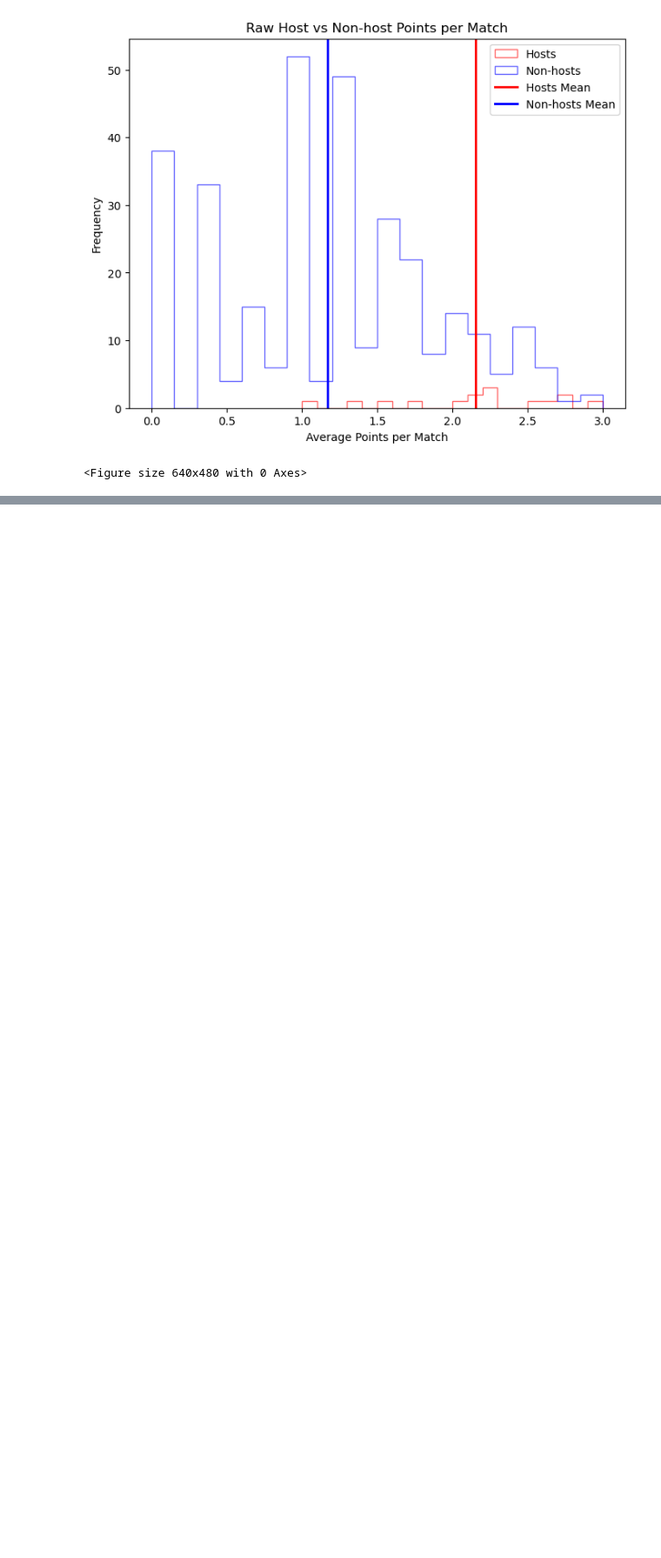
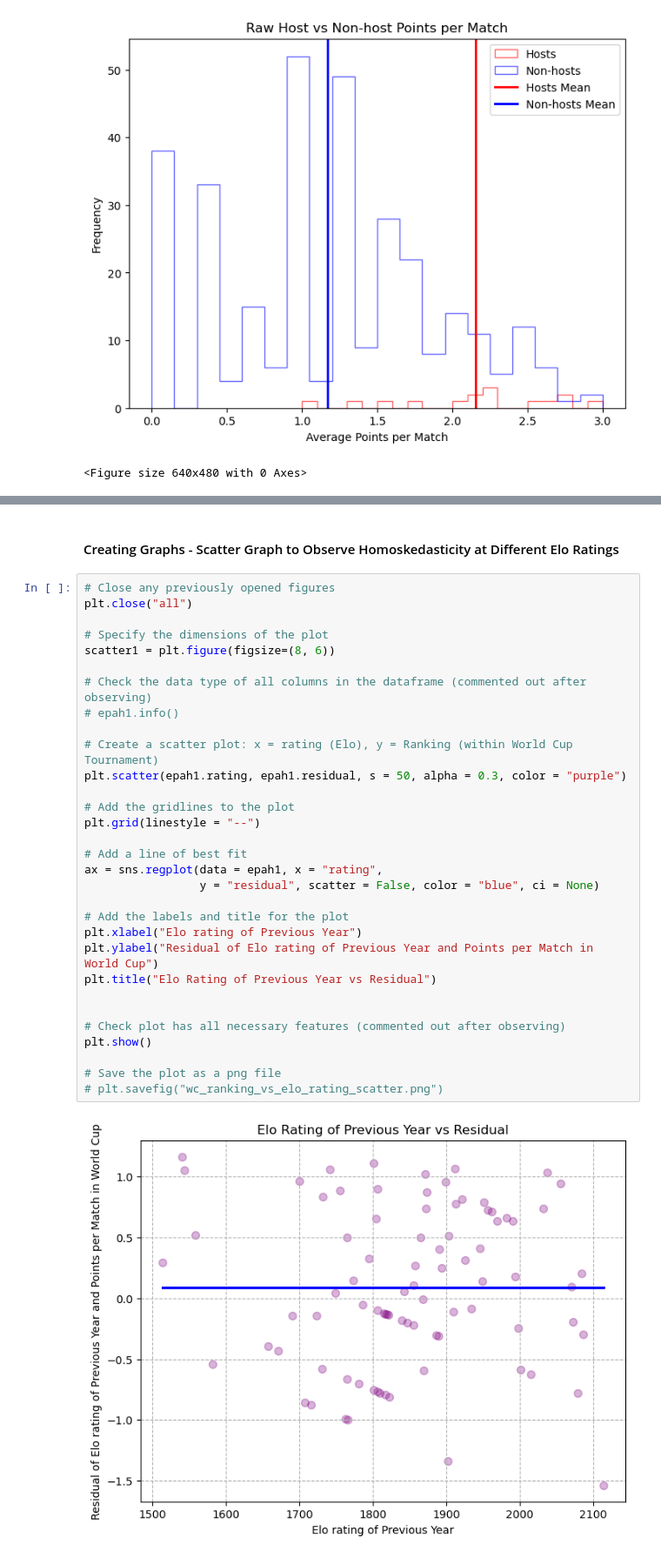
Before and after one commit to mimiphe/BEE2041-FinalProject, a Jupyter notebook: Data_Scraping.ipynb, the cells around one changed output, grey strips where cells are left out. Shown at 87% size. Drawn from its saved outputs; the diff is of its cells as text; blank space fills up the shorter version.

```diff
--- a/Data_Scraping.ipynb
+++ b/Data_Scraping.ipynb
@@ -1194,0 +1316,35 @@ plt.savefig("raw_host_vs_non_host_points_per_match.png")
+# %% [markdown]
+#### Creating Graphs - Scatter Graph to Observe Homoskedasticity at Different Elo Ratings
+# %%
+# Close any previously opened figures
+plt.close("all")
+
+# Specify the dimensions of the plot
+scatter1 = plt.figure(figsize=(8, 6))
+
+# Check the data type of all columns in the dataframe (commented out after observing)
+# epah1.info()
+
+# Create a scatter plot: x = rating (Elo), y = Ranking (within World Cup Tournament)
+plt.scatter(epah1.rating, epah1.residual, s = 50, alpha = 0.3, color = "purple")
+
+# Add the gridlines to the plot
+plt.grid(linestyle = "--")
+
+# Add a line of best fit
+ax = sns.regplot(data = epah1, x = "rating",
+                 y = "residual", scatter = False, color = "blue", ci = None)
+
+# Add the labels and title for the plot
+plt.xlabel("Elo rating of Previous Year")
+plt.ylabel("Residual of Elo rating of Previous Year and Points per Match in World Cup")
+plt.title("Elo Rating of Previous Year vs Residual")
+
+
+# Check plot has all necessary features (commented out after observing)
+plt.show()
+
+# Save the plot as a png file
+# plt.savefig("wc_ranking_vs_elo_rating_scatter.png")
+# %% [output]
+[figure, added]
```
Also changed, not shown: parts of 20 cells of this notebook.
